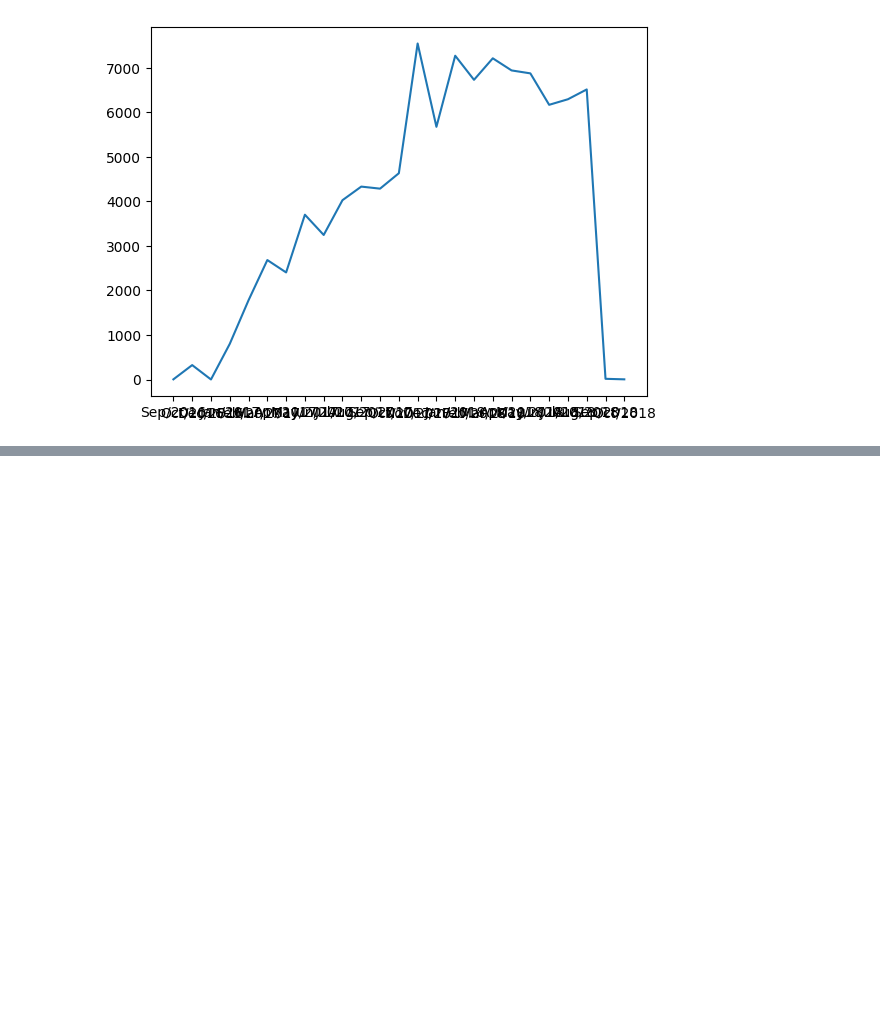
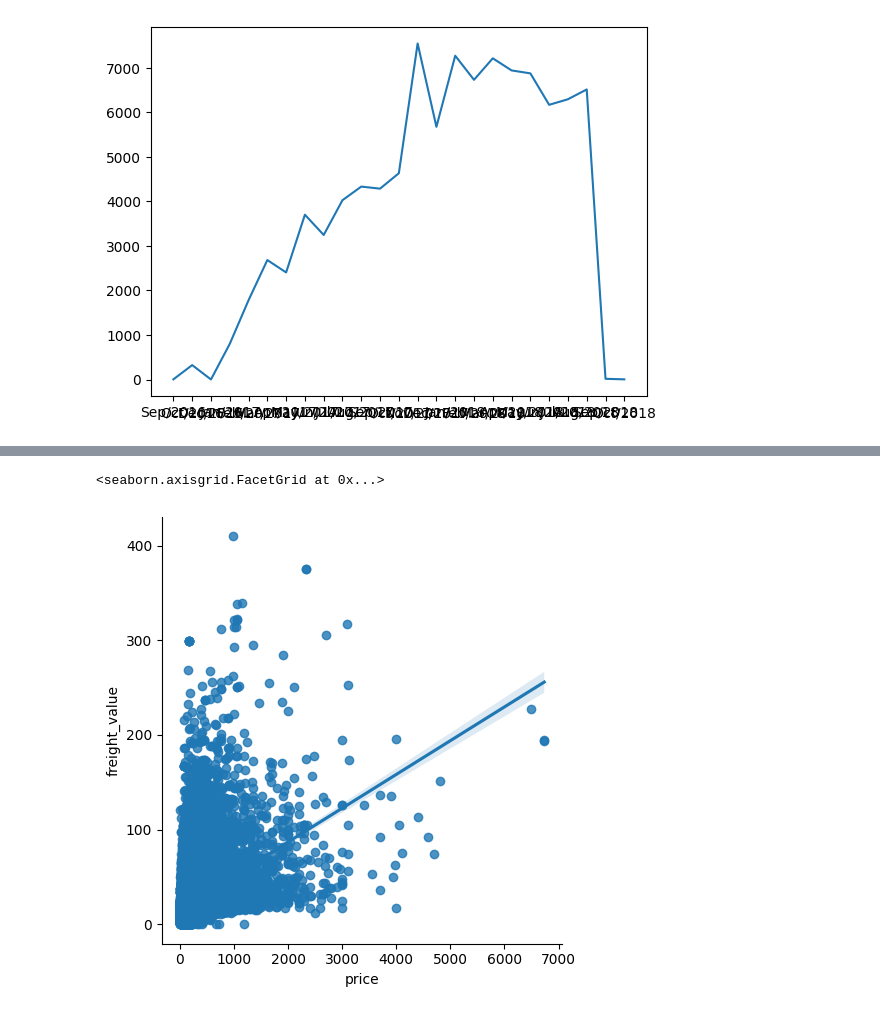
Before and after one commit to DS-Johnny/Estatistica_AnalisedeDados, a Jupyter notebook: ciclo_3/exercicio_ciclo_3.ipynb, the cells around one changed output, grey strips where cells are left out. Drawn from its saved outputs; the diff is of its cells as text; code cells hidden in the pictures; blank space fills up the shorter version.

```diff
--- a/ciclo_3/exercicio_ciclo_3.ipynb
+++ b/ciclo_3/exercicio_ciclo_3.ipynb
@@ -124,0 +170,5 @@ plt.boxplot(oi['price'])
+# %%
+sns.lmplot(oi, x='price', y='freight_value')
+# %% [output]
+<seaborn.axisgrid.FacetGrid at 0x...>
+[figure, added]
```
Also changed, not shown: parts of 32 cells of this notebook.
